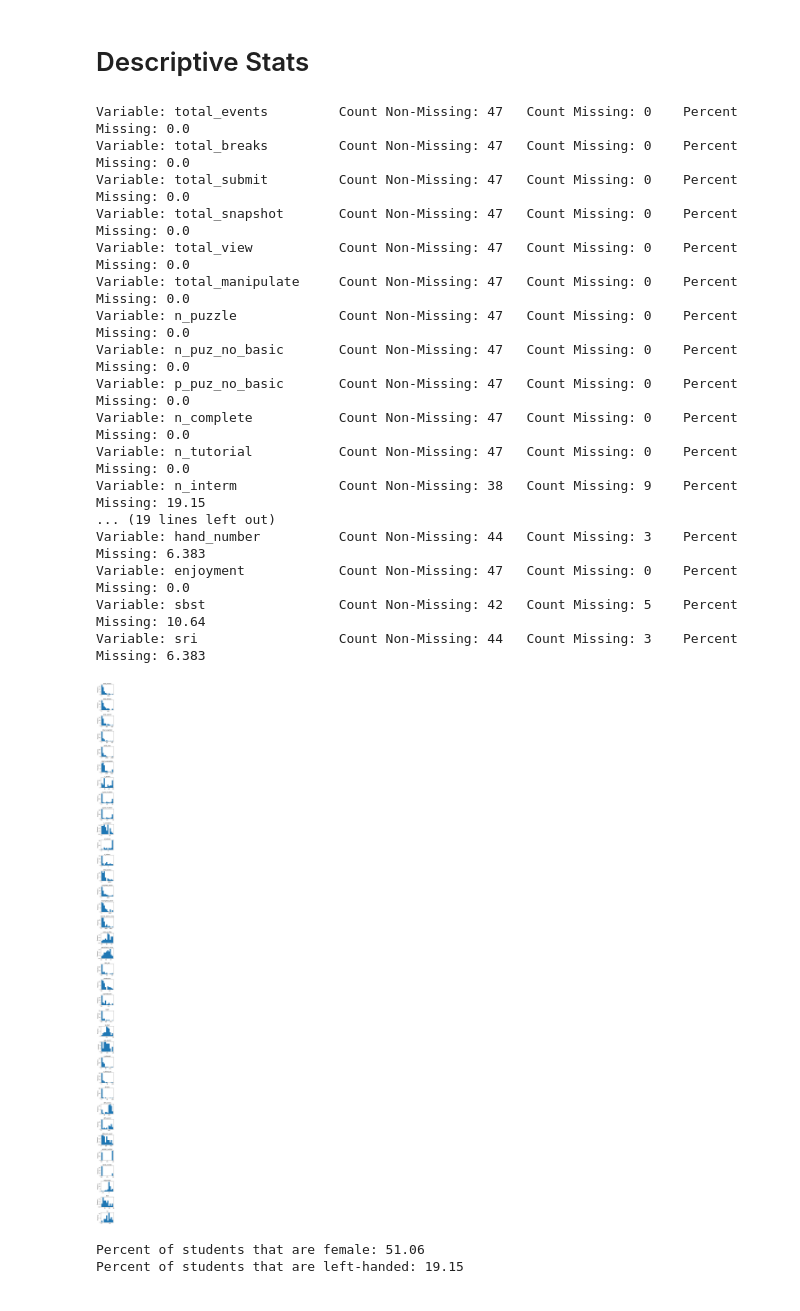
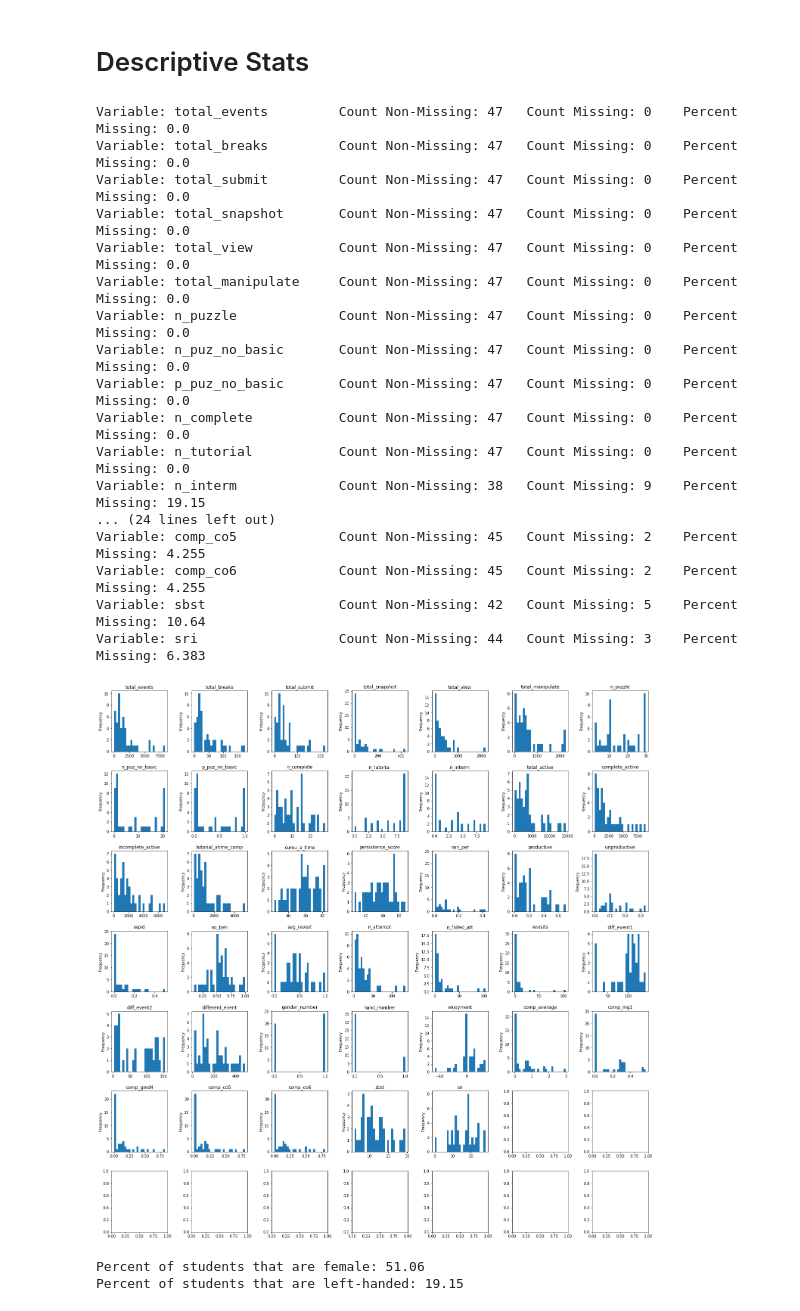
Before and after one commit to Complex-Play-Lab/ShadowspectRandomForest, a Jupyter notebook: main.ipynb, the cells around one changed output. Drawn from its saved outputs; the diff is of its cells as text; code cells hidden in the pictures.

```diff
--- a/main.ipynb
+++ b/main.ipynb
@@ -85,6 +86,7 @@ agree_map = {
 data["enjoyment"] = data["q1_1"].map(agree_map).fillna(0) + data["q1_2"].map(agree_map).fillna(0) - data["q1_3"].map(agree_map).fillna(0) + data["q1_4"].map(agree_map).fillna(0) + data["q1_5"].map(agree_map).fillna(0) + data["q1_6"].map(agree_map).fillna(0)
 data["math_efficacy"] = data["q13_1"].map(agree_map).fillna(0) + data["q13_2"].map(agree_map).fillna(0) + data["q13_3"].map(agree_map).fillna(0) + data["q13_4"].map(agree_map).fillna(0) + data["q13_5"].map(agree_map).fillna(0) + data["q1_6"].map(agree_map).fillna(0)
 data["math_anxiety"] = data["q14_1"].map(agree_map).fillna(0) + data["q14_2"].map(agree_map).fillna(0) + data["q14_3"].map(agree_map).fillna(0) + data["q14_4"].map(agree_map).fillna(0) + data["q14_5"].map(agree_map).fillna(0) + data["q1_6"].map(agree_map).fillna(0)
+data["comp_average"] = data["comp_mg1"] + data["comp_gmd4"] + data["comp_co5"] + data["comp_co6"]
 # %%
 # What columns do we care about and what dependent variable col are we trying to predict?
 features = [
@@ -129,6 +131,11 @@ features = [
     "gender_number",
     "hand_number",
     "enjoyment",
+    "comp_average",
+    "comp_mg1",
+    "comp_gmd4",
+    "comp_co5",
+    "comp_co6",
     # "sri" # dependent variable
 ]
 
@@ -156,21 +163,22 @@ Variable: p_puz_no_basic       Count Non-Missing: 47   Count Missing: 0    Perce
 Variable: n_complete           Count Non-Missing: 47   Count Missing: 0    Percent Missing: 0.0
 Variable: n_tutorial           Count Non-Missing: 47   Count Missing: 0    Percent Missing: 0.0
 Variable: n_interm             Count Non-Missing: 38   Count Missing: 9    Percent Missing: 19.15
-... (19 lines left out)
-Variable: hand_number          Count Non-Missing: 44   Count Missing: 3    Percent Missing: 6.383
-Variable: enjoyment            Count Non-Missing: 47   Count Missing: 0    Percent Missing: 0.0
+... (24 lines left out)
+Variable: comp_co5             Count Non-Missing: 45   Count Missing: 2    Percent Missing: 4.255
+Variable: comp_co6             Count Non-Missing: 45   Count Missing: 2    Percent Missing: 4.255
 Variable: sbst                 Count Non-Missing: 42   Count Missing: 5    Percent Missing: 10.64
 Variable: sri                  Count Non-Missing: 44   Count Missing: 3    Percent Missing: 6.383
 # %%
-fig, axs = subplots(len(everything), 1)
-fig.set_size_inches(3, 2 * len(everything))
+N = ceil(sqrt(len(everything)))
+fig, axs = subplots(N, N)
+fig.set_size_inches(3*N, 3*N)
 fig.tight_layout(pad=3.0)
 for i, col in enumerate(everything):
-    data[col].plot(kind="hist", ax=axs[i], title=col)
+    data[col].plot(kind="hist", ax=axs[i//N][i%N], title=col, bins=25)
 
 fig.savefig("output/hists.png")
 # %% [output]
-[figure, old version]
+[figure, new version]
 # %%
 # Percentages for the binary variables, gender and handedness
 percent_female = len(data[data["gender_number"] == 1]) / len(data) * 100
```
Also changed, not shown: parts of 12 cells of this notebook, 6 other files.
